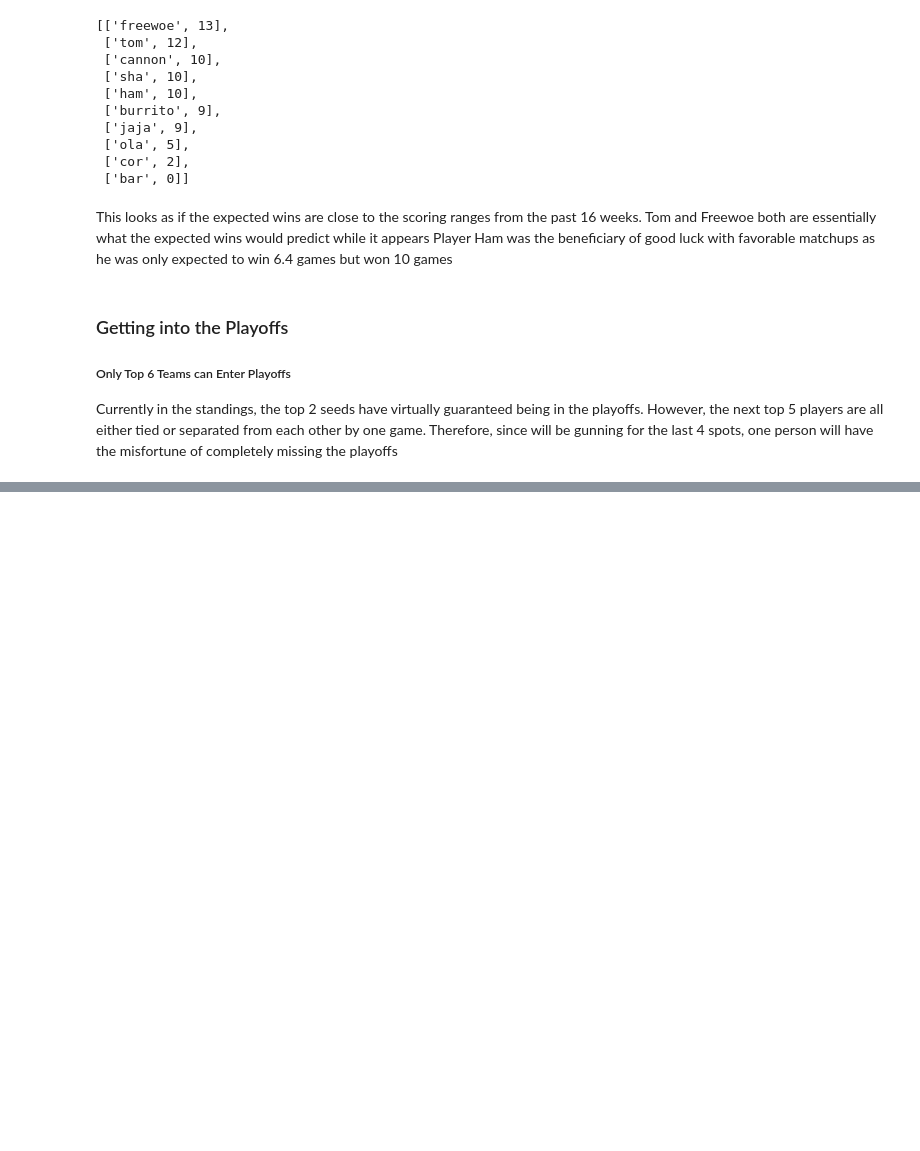
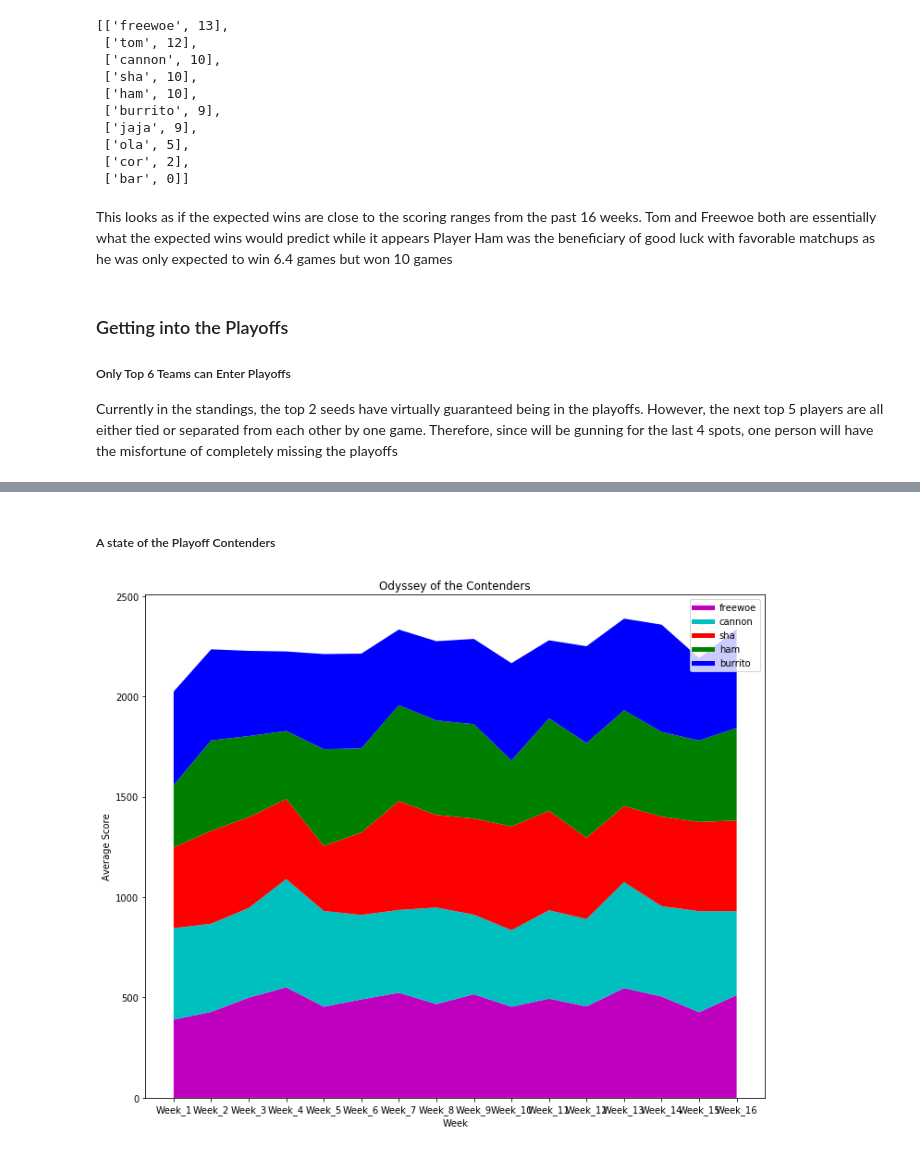
Before and after one commit to tford112/NBA-DS, a Jupyter notebook: Fantasy_Playoffs_2019_Szn.ipynb, the cells around one changed output, grey strips where cells are left out. Cells and saved outputs as stored; diff of their text form; code cells hidden in the pictures; blank space fills up the shorter version.

```diff
--- a/Fantasy_Playoffs_2019_Szn.ipynb
+++ b/Fantasy_Playoffs_2019_Szn.ipynb
@@ -269,3 +269,38 @@ sorted(exp_rem_reality, key = lambda exp_rem_reality : exp_rem_reality[1], rever
+# %% [markdown]
+##### A state of the Playoff Contenders
+# %%
+names = ["freewoe", "ham", "burrito", "jaja", "cannon", "sha"]
+
+five_p = df[df["Player"].isin(names)]
+five_p = five_p.drop(columns = ["Average", "Volatility"])
+
+names = []
+for p in five_p.index:
+    name = five_p.loc[p][0]
+    names.append(name)
+
+five_p = five_p.drop(columns = ["Player"])
+five_p.reset_index()
+
+
+fig, ax = plt.subplots(figsize = (12,10))
+
+plt.plot([],[],color='m', label=names[0], linewidth=5)
+plt.plot([],[],color='c', label=names[1], linewidth=5)
+plt.plot([],[], color="r", label = names[2], linewidth=5)
+plt.plot([],[],color='g', label=names[3], linewidth=5)
+plt.plot([],[],color='b', label=names[4], linewidth=5)
+
+weeks = ["Week_%s" % str(x) for x in range(1,17)]
+plt.stackplot(weeks, five_p.iloc[0], five_p.iloc[1], five_p.iloc[2], five_p.iloc[3], five_p.iloc[4],
+              colors=['m','c', "r", "g", "b"])
+plt.xlabel("Week")
+plt.ylabel("Average Score")
+plt.title("Odyssey of the Contenders")
+plt.legend()
+plt.show()
+# %% [output]
+[figure, added]
 # %%
 ## calculate playoff chances
 
```
Also changed, not shown: parts of 17 cells of this notebook.
